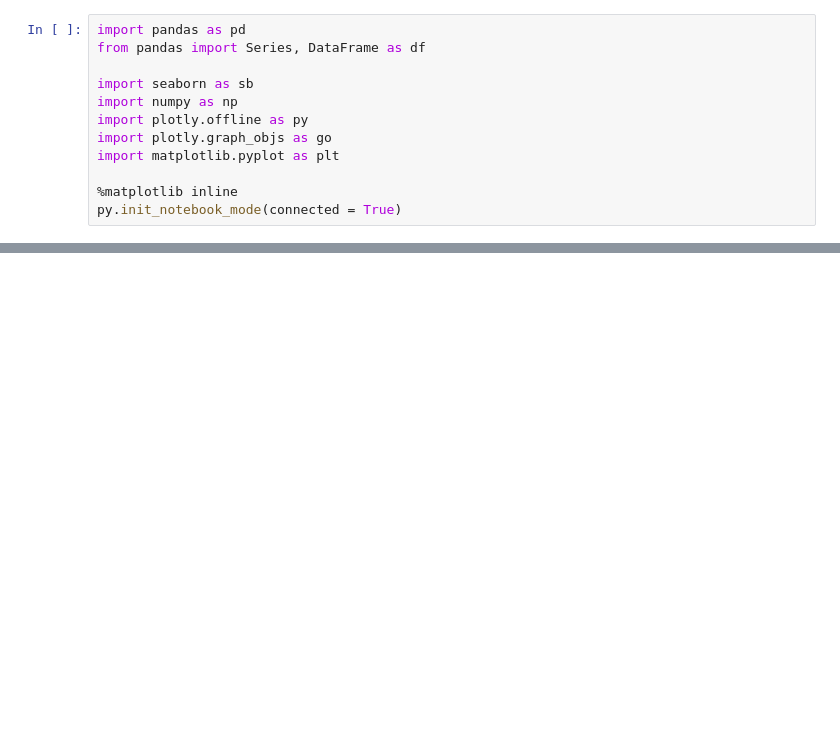
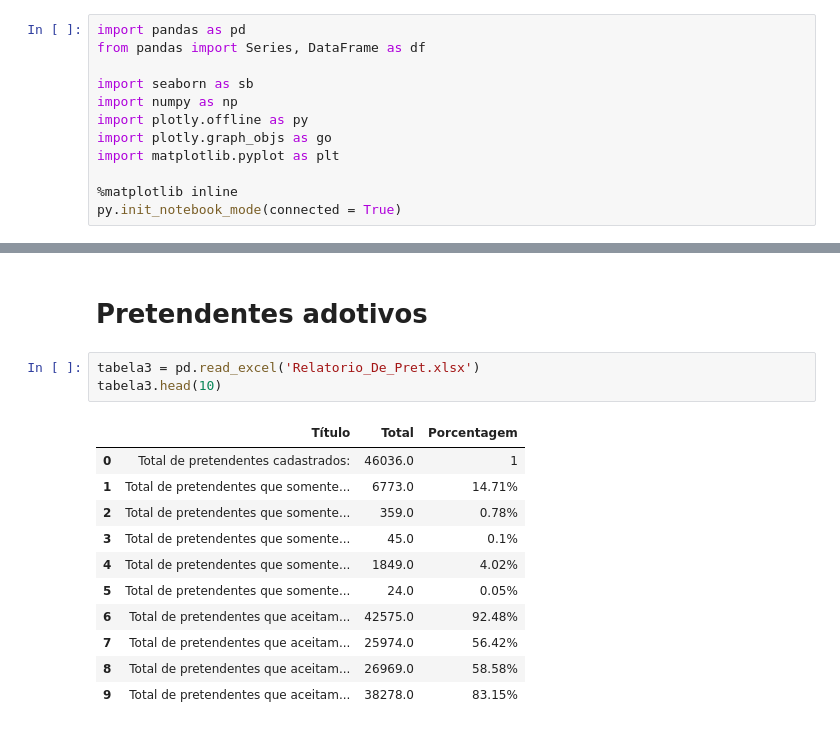
Before and after one commit to little-tabu/Analise_Dados_CNA, a Jupyter notebook: Adocao.ipynb, the cells around one changed output, grey strips where cells are left out. Drawn from its saved outputs; the diff is of its cells as text; blank space fills up the shorter version.

```diff
--- a/Adocao.ipynb
+++ b/Adocao.ipynb
@@ -87,0 +189,18 @@ t[1:].head()
+# %% [markdown]
+Pretendentes adotivos
+===================================
+# %%
+tabela3 = pd.read_excel('Relatorio_De_Pret.xlsx')
+tabela3.head(10)
+# %% [output]
+|  | Título | Total | Porcentagem |
+| 0 | Total de pretendentes cadastrados: | 46036.0 | 1 |
+| 1 | Total de pretendentes que somente... | 6773.0 | 14.71% |
+| 2 | Total de pretendentes que somente... | 359.0 | 0.78% |
+| 3 | Total de pretendentes que somente... | 45.0 | 0.1% |
+| 4 | Total de pretendentes que somente... | 1849.0 | 4.02% |
+| 5 | Total de pretendentes que somente... | 24.0 | 0.05% |
+| 6 | Total de pretendentes que aceitam... | 42575.0 | 92.48% |
+| 7 | Total de pretendentes que aceitam... | 25974.0 | 56.42% |
+| 8 | Total de pretendentes que aceitam... | 26969.0 | 58.58% |
+| 9 | Total de pretendentes que aceitam... | 38278.0 | 83.15% |
```
Also changed, not shown: parts of 20 cells of this notebook.
